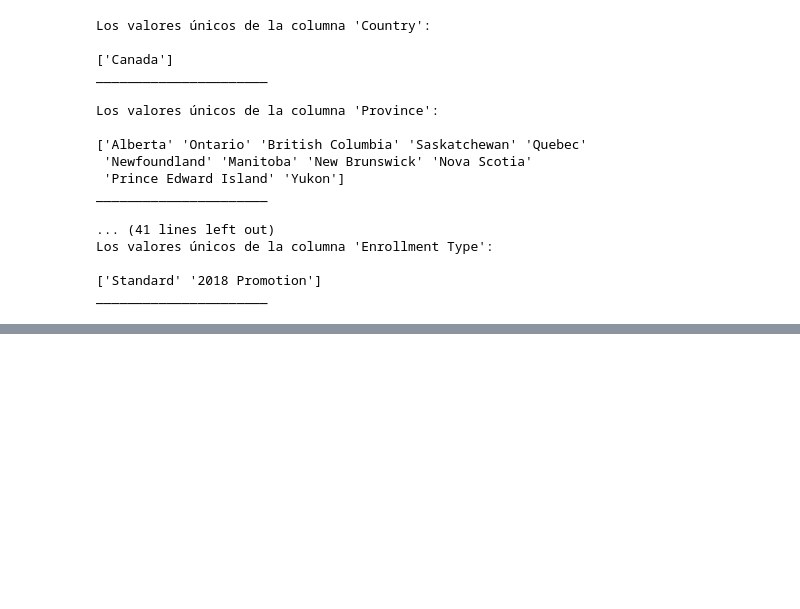
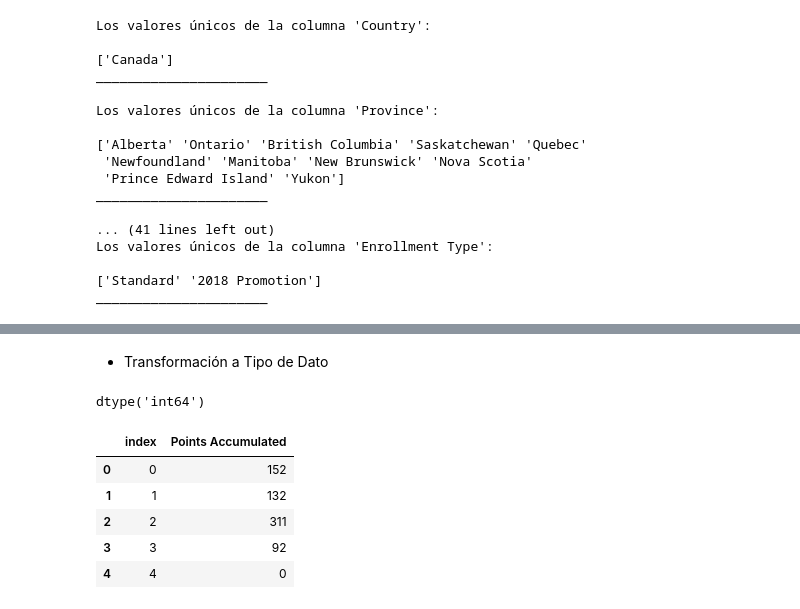
Before and after one commit to Adalab/bda-modulo-3-evaluacion-final-Paulamc1695, a Jupyter notebook: resolucion_evaluacion_02.ipynb, the cells around one changed output, grey strips where cells are left out. Saved outputs shown, nothing was run; the diff lists cells and outputs as text; code cells hidden in the pictures; blank space fills up the shorter version.

```diff
--- a/resolucion_evaluacion_02.ipynb
+++ b/resolucion_evaluacion_02.ipynb
@@ -104,0 +232,18 @@ ______________________
+# %% [markdown]
+- Transformación a Tipo de Dato
+# %%
+# Transformación de "float" a "int" --> "Points Accumulated"
+
+df_aerolinea_copy["Points Accumulated"]=df_aerolinea_copy["Points Accumulated"].astype(int)
+df_aerolinea_copy["Points Accumulated"].dtypes
+# %% [output]
+dtype('int64')
+# %%
+df_aerolinea_copy["Points Accumulated"].head().reset_index()
+# %% [output]
+|  | index | Points Accumulated |
+| 0 | 0 | 152 |
+| 1 | 1 | 132 |
+| 2 | 2 | 311 |
+| 3 | 3 | 92 |
+| 4 | 4 | 0 |
```
Also changed, not shown: parts of 8 cells of this notebook, 1 other file.
